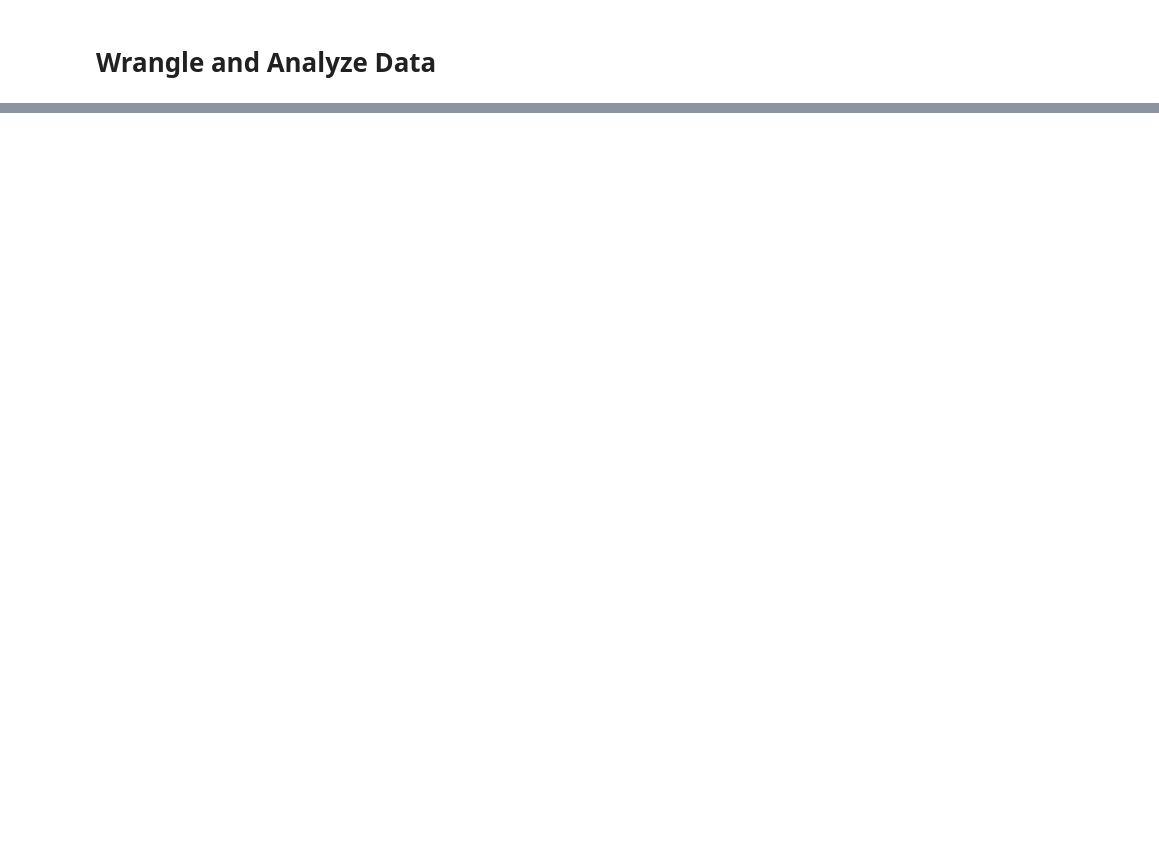
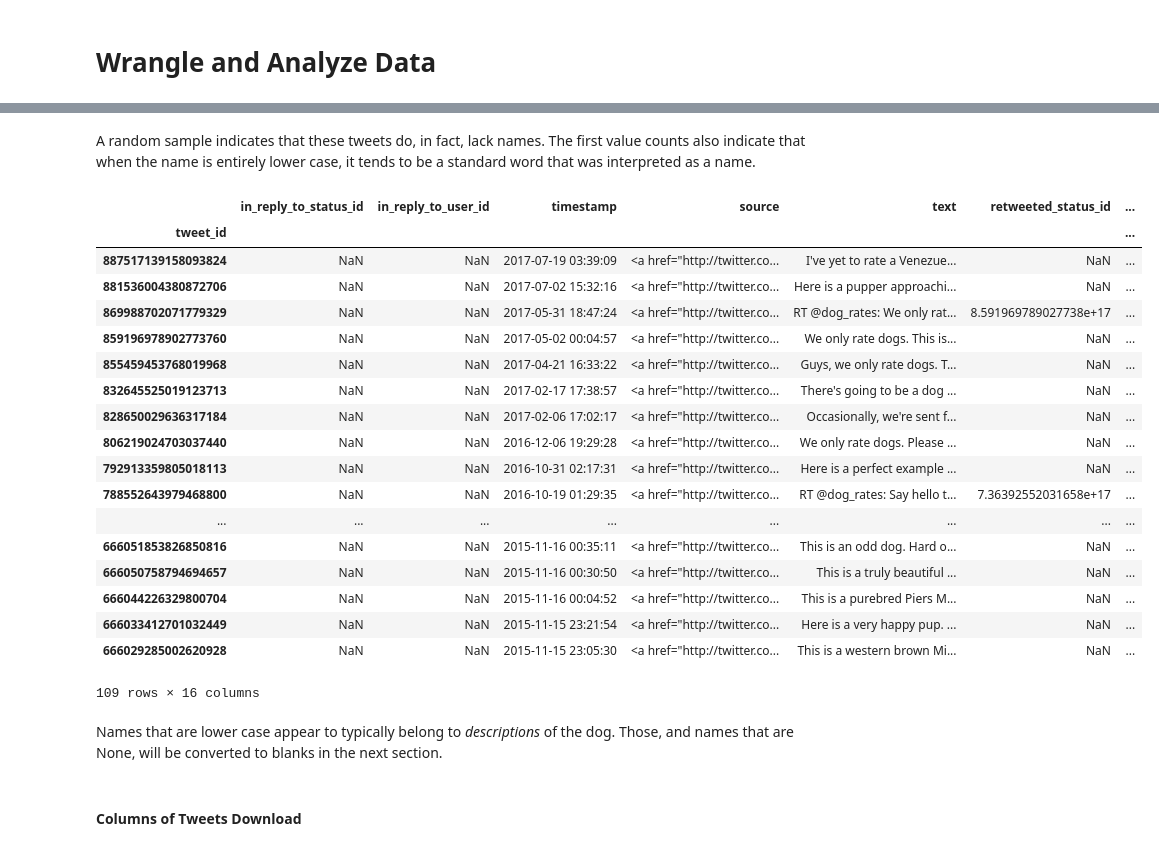
Before and after one commit to me9651/Wrangle-and-Analyze-Data, a Jupyter notebook: wrangle_act.ipynb, the cells around one changed output, grey strips where cells are left out. Drawn from its saved outputs; the diff is of its cells as text; code cells hidden in the pictures; blank space fills up the shorter version.

```diff
--- a/wrangle_act.ipynb
+++ b/wrangle_act.ipynb
@@ -100,0 +301,28 @@ archive_df
+# %% [markdown]
+A random sample indicates that these tweets do, in fact, lack names. The first value counts also indicate that when the name is entirely lower case, it tends to be a standard word that was interpreted as a name.
+# %%
+archive_df[archive_df.name.str.islower()]
+# %% [output]
+|  | in_reply_to_status_id | in_reply_to_user_id | timestamp | source | text | retweeted_status_id | ... |
+| tweet_id |  |  |  |  |  |  | ... |
+| 887517139158093824 | NaN | NaN | 2017-07-19 03:39:09 | <a href="http://twitter.co... | I've yet to rate a Venezue... | NaN | ... |
+| 881536004380872706 | NaN | NaN | 2017-07-02 15:32:16 | <a href="http://twitter.co... | Here is a pupper approachi... | NaN | ... |
+| 869988702071779329 | NaN | NaN | 2017-05-31 18:47:24 | <a href="http://twitter.co... | RT @dog_rates: We only rat... | 8.591969789027738e+17 | ... |
+| 859196978902773760 | NaN | NaN | 2017-05-02 00:04:57 | <a href="http://twitter.co... | We only rate dogs. This is... | NaN | ... |
+| 855459453768019968 | NaN | NaN | 2017-04-21 16:33:22 | <a href="http://twitter.co... | Guys, we only rate dogs. T... | NaN | ... |
+| 832645525019123713 | NaN | NaN | 2017-02-17 17:38:57 | <a href="http://twitter.co... | There's going to be a dog ... | NaN | ... |
+| 828650029636317184 | NaN | NaN | 2017-02-06 17:02:17 | <a href="http://twitter.co... | Occasionally, we're sent f... | NaN | ... |
+| 806219024703037440 | NaN | NaN | 2016-12-06 19:29:28 | <a href="http://twitter.co... | We only rate dogs. Please ... | NaN | ... |
+| 792913359805018113 | NaN | NaN | 2016-10-31 02:17:31 | <a href="http://twitter.co... | Here is a perfect example ... | NaN | ... |
+| 788552643979468800 | NaN | NaN | 2016-10-19 01:29:35 | <a href="http://twitter.co... | RT @dog_rates: Say hello t... | 7.36392552031658e+17 | ... |
+| ... | ... | ... | ... | ... | ... | ... | ... |
+| 666051853826850816 | NaN | NaN | 2015-11-16 00:35:11 | <a href="http://twitter.co... | This is an odd dog. Hard o... | NaN | ... |
+| 666050758794694657 | NaN | NaN | 2015-11-16 00:30:50 | <a href="http://twitter.co... | This is a truly beautiful ... | NaN | ... |
+| 666044226329800704 | NaN | NaN | 2015-11-16 00:04:52 | <a href="http://twitter.co... | This is a purebred Piers M... | NaN | ... |
+| 666033412701032449 | NaN | NaN | 2015-11-15 23:21:54 | <a href="http://twitter.co... | Here is a very happy pup. ... | NaN | ... |
+| 666029285002620928 | NaN | NaN | 2015-11-15 23:05:30 | <a href="http://twitter.co... | This is a western brown Mi... | NaN | ... |
+109 rows × 16 columns
+# %% [markdown]
+Names that are lower case appear to typically belong to *descriptions* of the dog. Those, and names that are None, will be converted to blanks in the next section.
+# %% [markdown]
+#### Columns of Tweets Download
```
Also changed, not shown: parts of 70 cells of this notebook, 1 other file.
